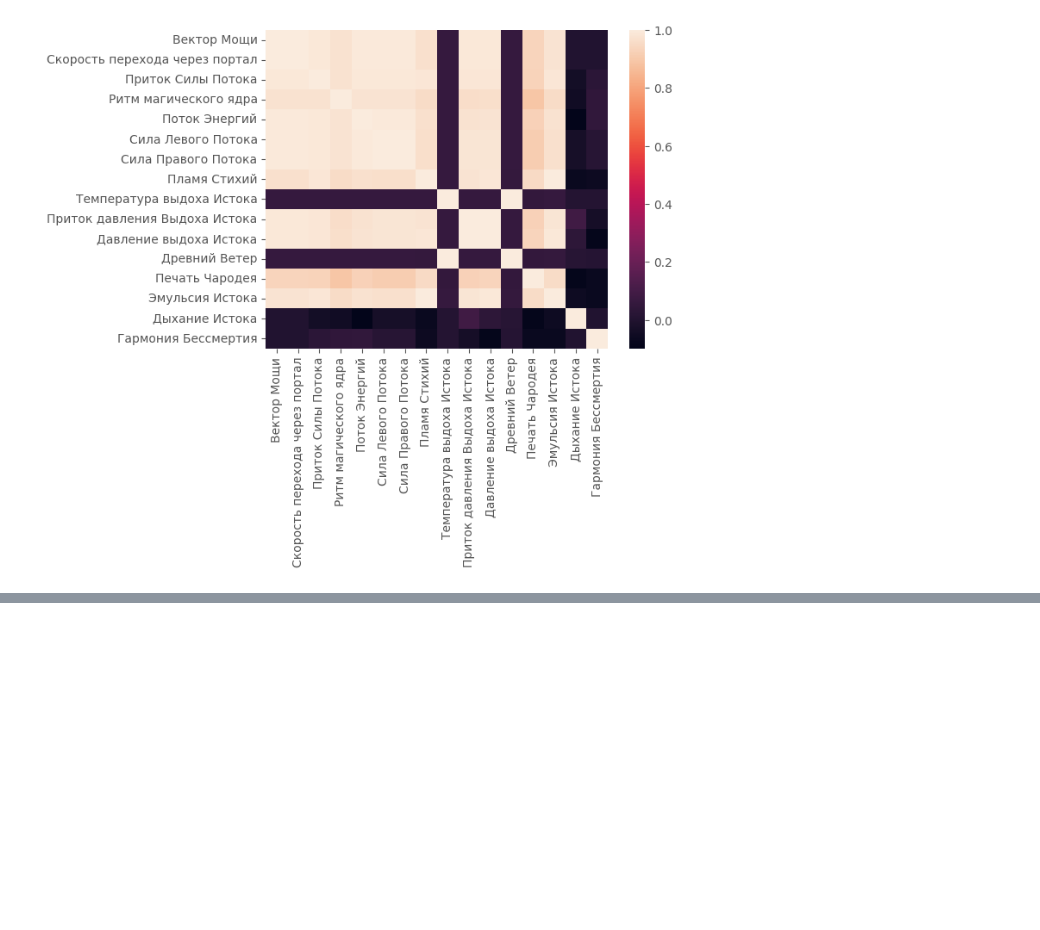
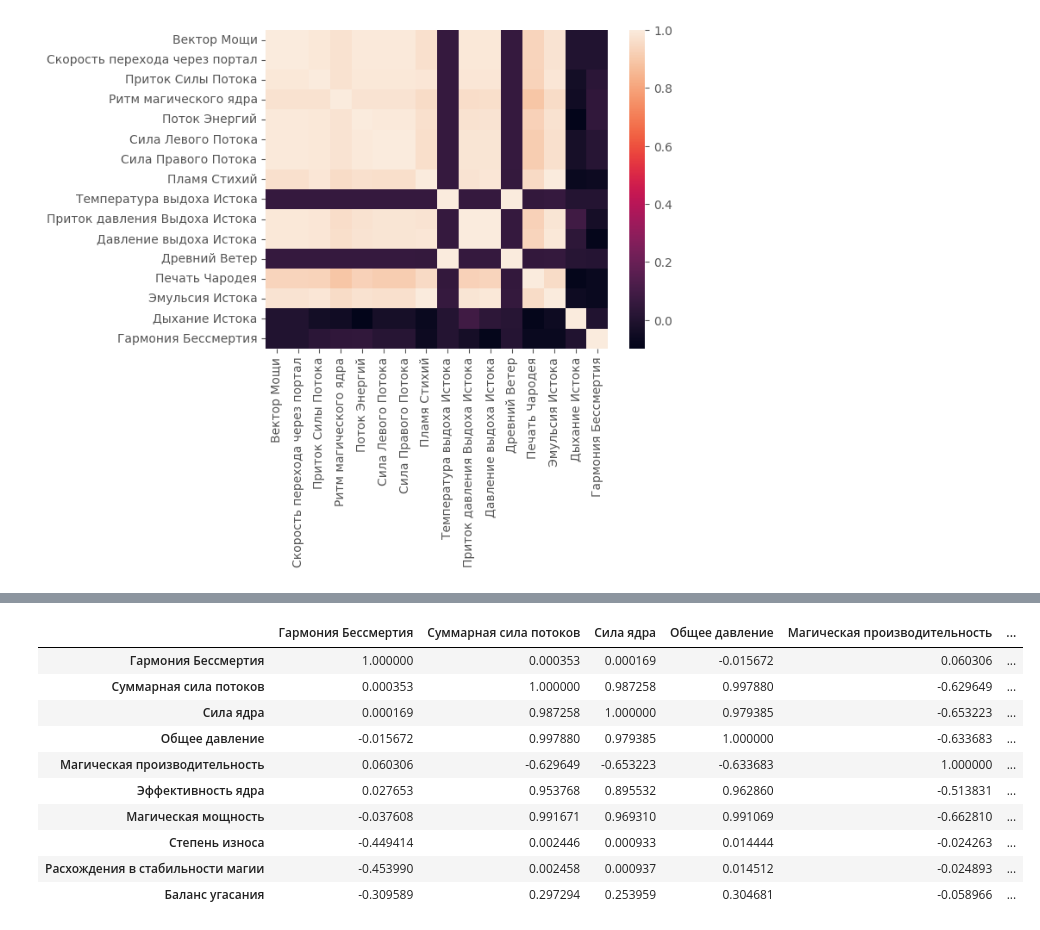
Before and after one commit to Theocroft/GPN-Intelligence-Cup-2024, a Jupyter notebook: Data Preprocessing.ipynb, the cells around one changed output, grey strips where cells are left out. Saved outputs shown, nothing was run; the diff lists cells and outputs as text; code cells hidden in the pictures; blank space fills up the shorter version.

```diff
--- a/Data Preprocessing.ipynb
+++ b/Data Preprocessing.ipynb
@@ -280,0 +482,14 @@ sns.heatmap(df.corr(method='spearman'));
+# %%
+df1.corr()
+# %% [output]
+|  | Гармония Бессмертия | Суммарная сила потоков | Сила ядра | Общее давление | Магическая производительность | ... |
+| Гармония Бессмертия | 1.000000 | 0.000353 | 0.000169 | -0.015672 | 0.060306 | ... |
+| Суммарная сила потоков | 0.000353 | 1.000000 | 0.987258 | 0.997880 | -0.629649 | ... |
+| Сила ядра | 0.000169 | 0.987258 | 1.000000 | 0.979385 | -0.653223 | ... |
+| Общее давление | -0.015672 | 0.997880 | 0.979385 | 1.000000 | -0.633683 | ... |
+| Магическая производительность | 0.060306 | -0.629649 | -0.653223 | -0.633683 | 1.000000 | ... |
+| Эффективность ядра | 0.027653 | 0.953768 | 0.895532 | 0.962860 | -0.513831 | ... |
+| Магическая мощность | -0.037608 | 0.991671 | 0.969310 | 0.991069 | -0.662810 | ... |
+| Степень износа | -0.449414 | 0.002446 | 0.000933 | 0.014444 | -0.024263 | ... |
+| Расхождения в стабильности магии | -0.453990 | 0.002458 | 0.000937 | 0.014512 | -0.024893 | ... |
+| Баланс угасания | -0.309589 | 0.297294 | 0.253959 | 0.304681 | -0.058966 | ... |
```
Also changed, not shown: parts of 12 cells of this notebook.
